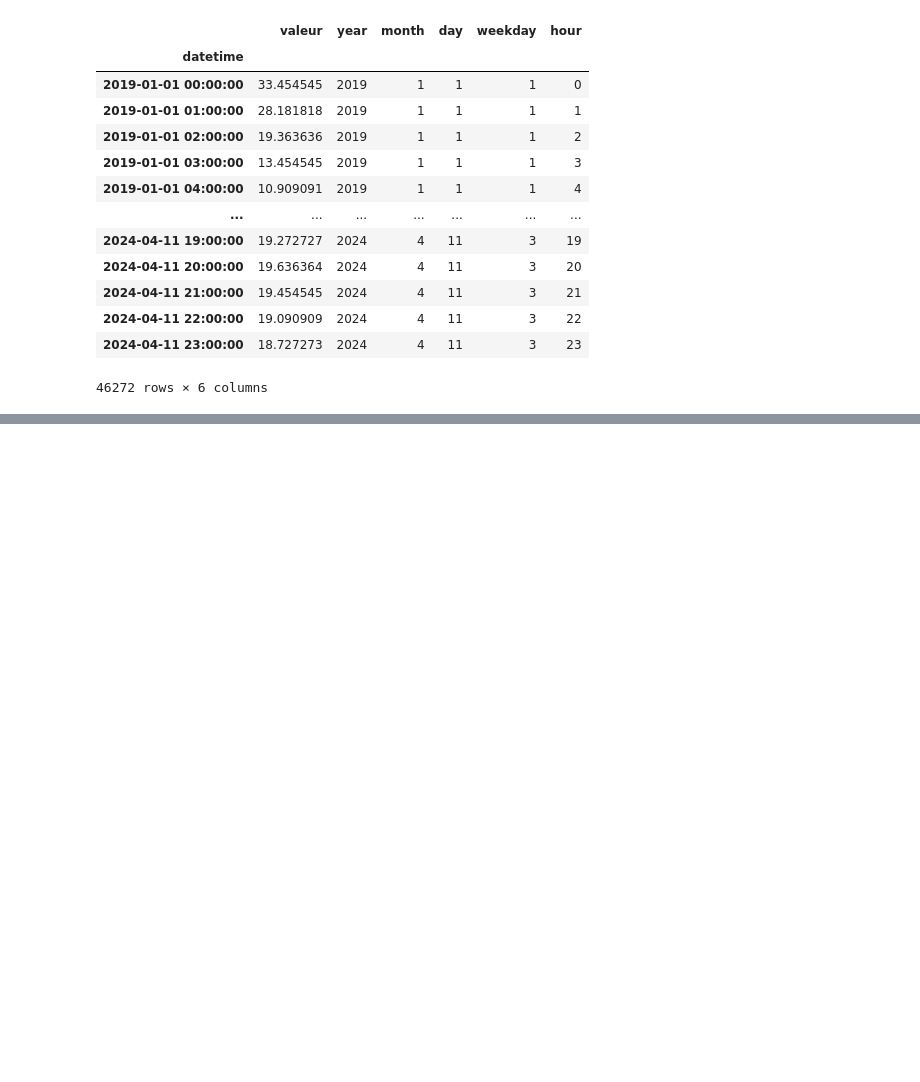
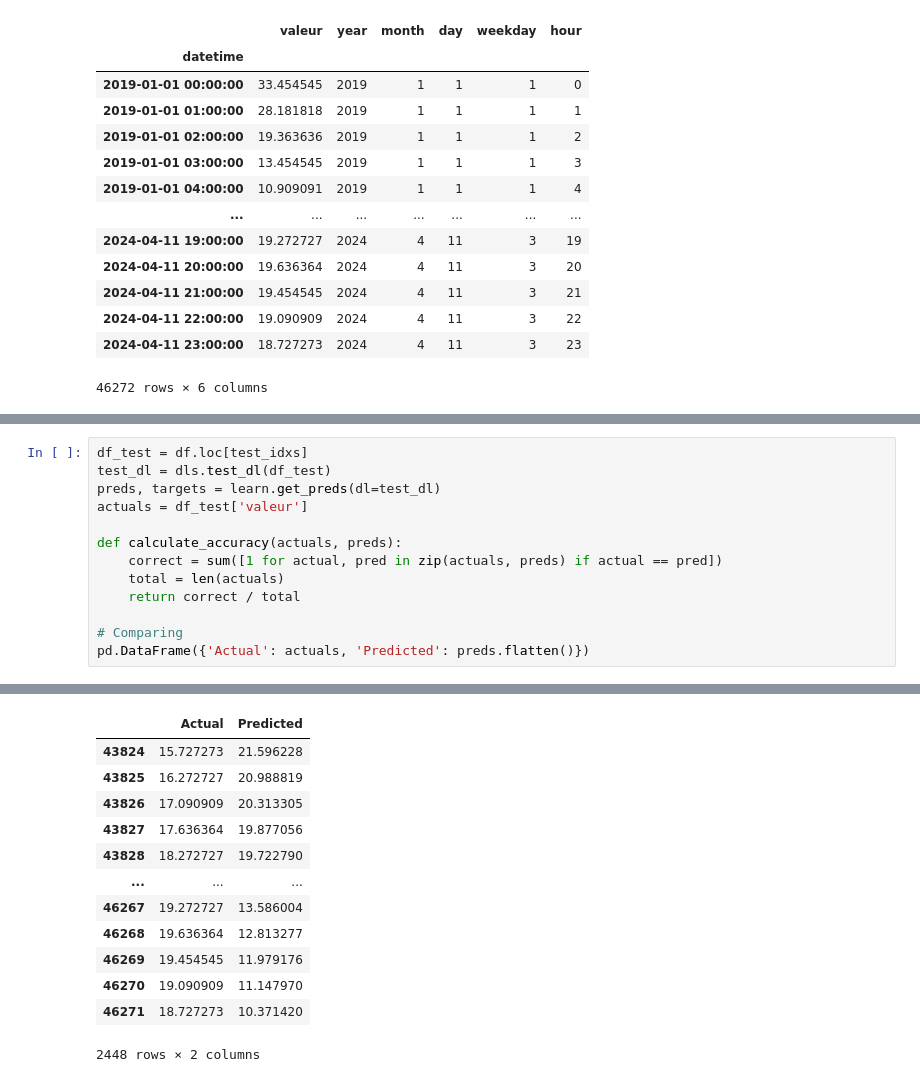
Before and after one commit to Magellol/montreal-aqi-predictions, a Jupyter notebook: index.ipynb, the cells around one changed output, grey strips where cells are left out. Drawn from its saved outputs; the diff is of its cells as text; blank space fills up the shorter version.

```diff
--- a/index.ipynb
+++ b/index.ipynb
@@ -134,0 +139,14 @@ learn.show_results(max_n=10)
+# %%
+df_test = df.loc[test_idxs]
+test_dl = dls.test_dl(df_test)
+preds, targets = learn.get_preds(dl=test_dl)
+actuals = df_test['valeur']
+
+def calculate_accuracy(actuals, preds):
+    correct = sum([1 for actual, pred in zip(actuals, preds) if actual == pred])
+    total = len(actuals)
+    return correct / total
+
+# Comparing
+pd.DataFrame({'Actual': actuals, 'Predicted': preds.flatten()})
+# %% [output]
@@ -134,0 +154,13 @@ learn.show_results(max_n=10)
+|  | Actual | Predicted |
+| 43824 | 15.727273 | 21.596228 |
+| 43825 | 16.272727 | 20.988819 |
+| 43826 | 17.090909 | 20.313305 |
+| 43827 | 17.636364 | 19.877056 |
+| 43828 | 18.272727 | 19.722790 |
+| ... | ... | ... |
+| 46267 | 19.272727 | 13.586004 |
+| 46268 | 19.636364 | 12.813277 |
+| 46269 | 19.454545 | 11.979176 |
+| 46270 | 19.090909 | 11.147970 |
+| 46271 | 18.727273 | 10.371420 |
+2448 rows × 2 columns
```
Also changed, not shown: parts of 9 cells of this notebook.
